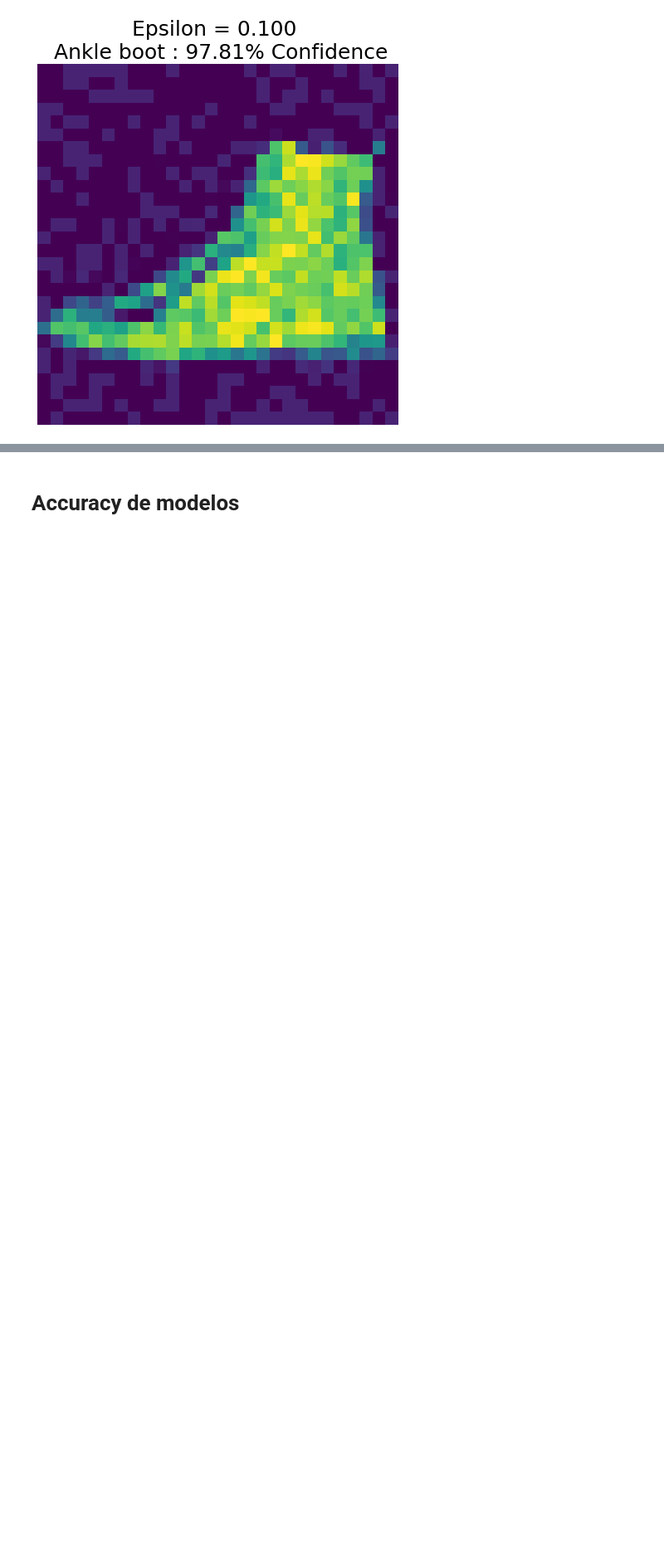
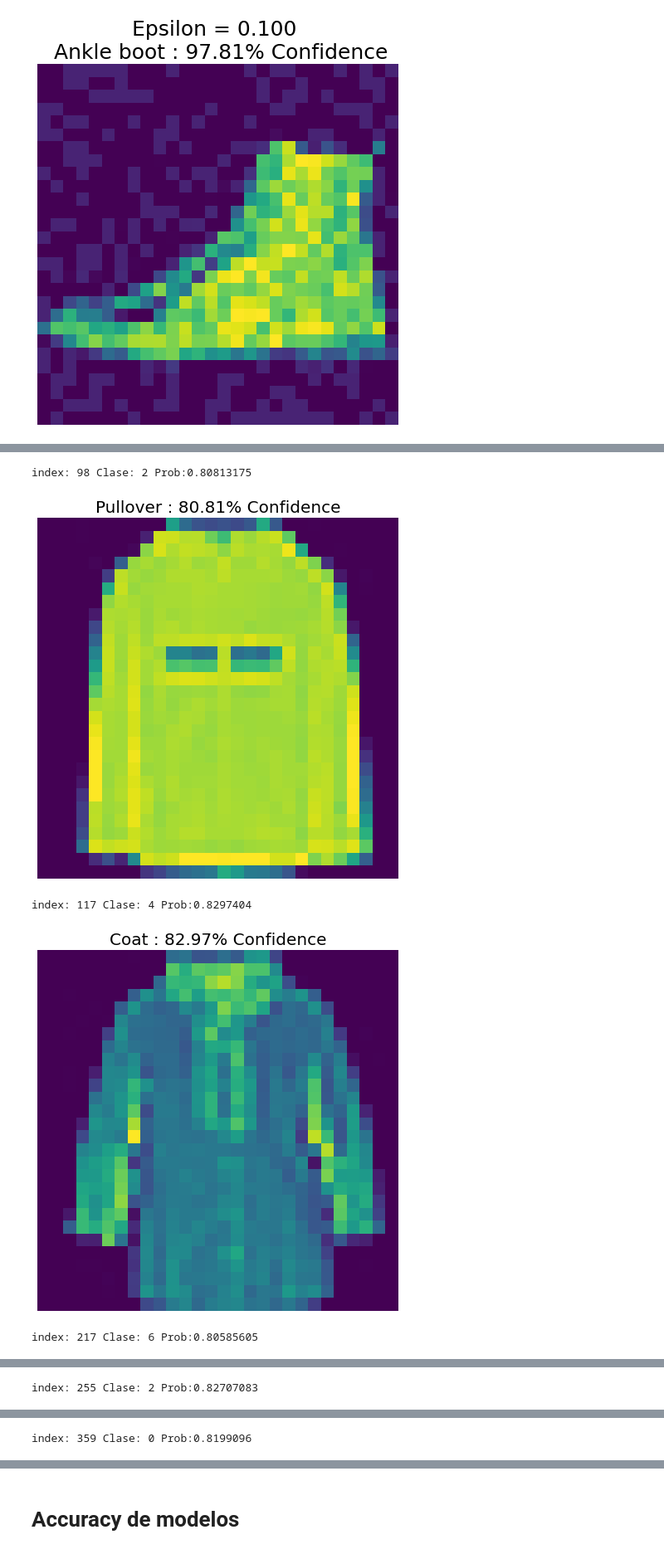
Before and after one commit to rodrigo-orellana/Seguridad-en-redes-neuronales-artificiales, a Jupyter notebook: src/adversarie_attack_fashion_mnist.ipynb, the cells around one changed output, grey strips where cells are left out. Shown at 83% size. Cells and saved outputs as stored; diff of their text form; code cells hidden in the pictures; blank space fills up the shorter version.

Commit message:
Se añade segunda prueba Coat

```diff
--- a/src/adversarie_attack_fashion_mnist.ipynb
+++ b/src/adversarie_attack_fashion_mnist.ipynb
@@ -841,0 +846,29 @@ for i, eps in enumerate(epsilons):
+# %%
+# Se elije la imagen de entrenamiento para crear adversarial example
+for i in range(0, 1000):
+    index_image2=i #67 dress #997 coat
+    image2=x_test[index_image2]
+    image_index_class2 = y_test[index_image2]
+    image_tf2 = tf.convert_to_tensor(image2, dtype=tf.float32)
+    image_tf_a2 = image_tf2[None, ...]
+    image_probs2 = model_01.predict(image_tf_a2)
+
+    _, image_class2, class_confidence2 = get_imagenet_label(image_probs2)
+    label2 = tf.one_hot(image_index_class2, image_probs2.shape[-1])
+    label2 = tf.reshape(label2, (1, image_probs2.shape[-1]))
+    #plt.title('{} : {:.2f}% Confidence'.format(image_class2, class_confidence2*100), fontsize=20)
+    #plt.axis(False)
+    #plt.show()
+    if np.max(image_probs2)*100 <= 83 and np.max(image_probs2)*100 >= 80:
+      print("index: " + str(i) + " Clase: " + str(np.argmax(image_probs2)) + " Prob:" + str(np.max(image_probs2)))
+      plt.figure()
+      plt.imshow(np.squeeze(image_tf_a2[0]))
+      plt.title('{} : {:.2f}% Confidence'.format(image_class2, class_confidence2*100), fontsize=20)
+      plt.axis(False)
+      plt.show()
+# %% [output]
+index: 98 Clase: 2 Prob:0.80813175
+[figure, added]
+index: 117 Clase: 4 Prob:0.8297404
+[figure, added]
+index: 217 Clase: 6 Prob:0.80585605
@@ -841,0 +876 @@ for i, eps in enumerate(epsilons):
+index: 255 Clase: 2 Prob:0.82707083
@@ -841,0 +878 @@ for i, eps in enumerate(epsilons):
+index: 359 Clase: 0 Prob:0.8199096
```
Also changed, not shown: parts of 19 cells of this notebook.
